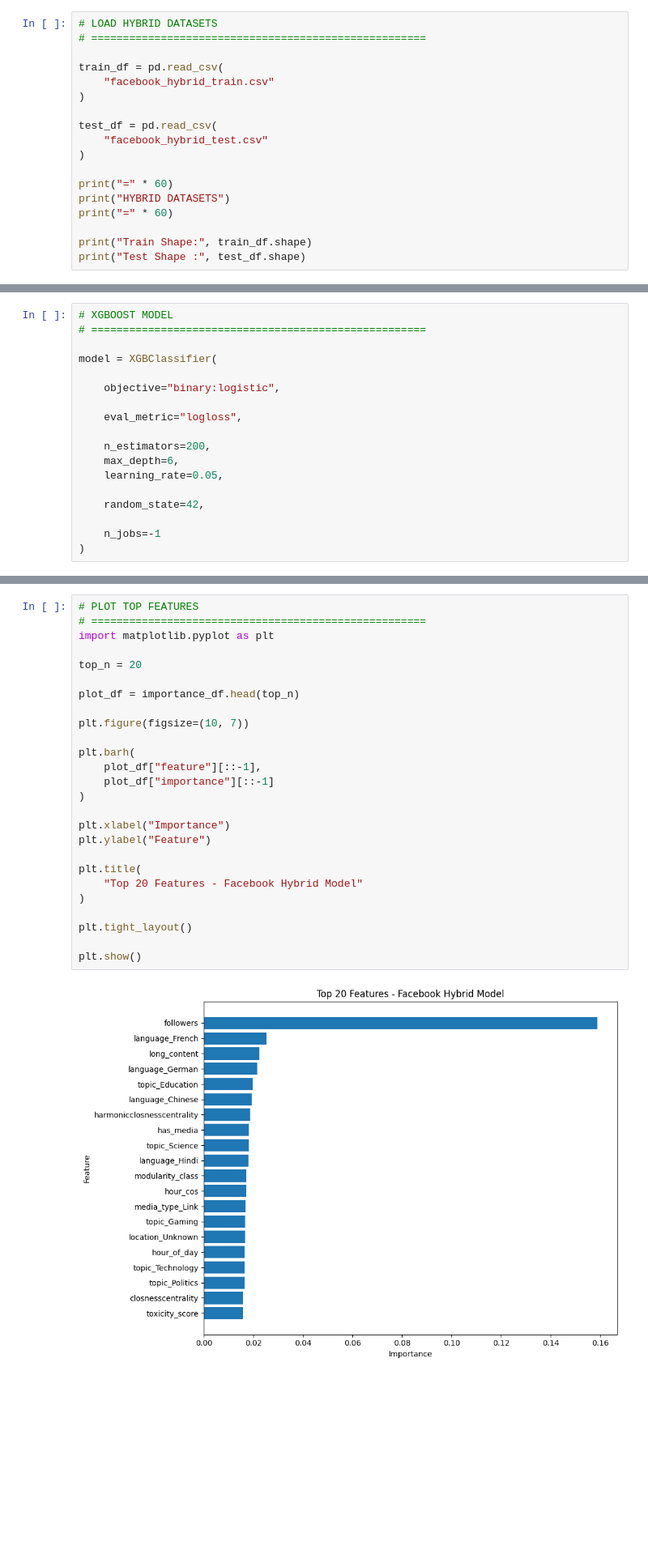
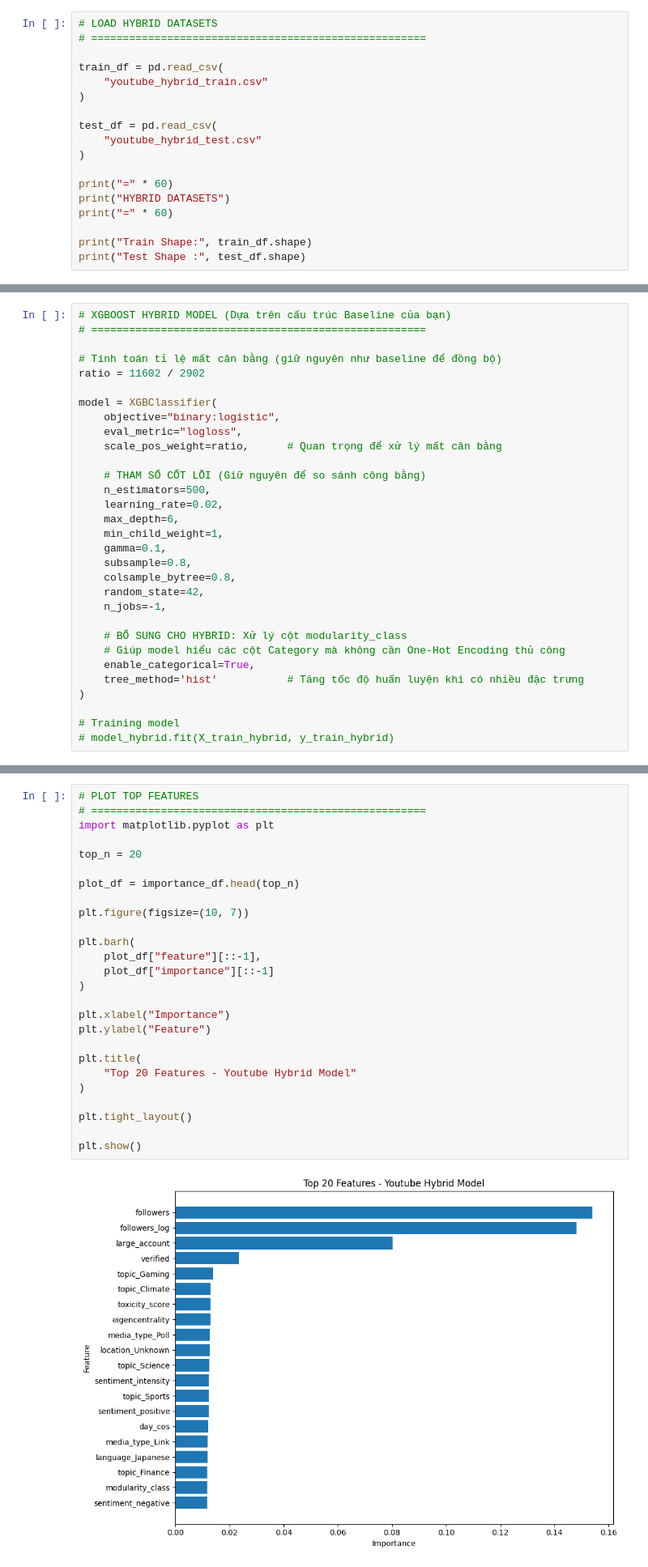
Before and after one commit to ThienY173/FDSE_2026_A_comparative_study_across_six_platforms, a Jupyter notebook: Network_graph/Youtube/youtube_graph.ipynb, the cells around one changed output, grey strips where cells are left out. Shown at 81% size. Cells and saved outputs as stored; diff of their text form; blank space fills up the shorter version.

```diff
--- a/Network_graph/Youtube/youtube_graph.ipynb
+++ b/Network_graph/Youtube/youtube_graph.ipynb
@@ -383,11 +389,11 @@ from sklearn.metrics import (
 # =====================================================
 
 train_df = pd.read_csv(
-    "facebook_hybrid_train.csv"
+    "youtube_hybrid_train.csv"
 )
 
 test_df = pd.read_csv(
-    "facebook_hybrid_test.csv"
+    "youtube_hybrid_test.csv"
 )
 
 print("=" * 60)
@@ -449,21 +488,34 @@ X_test Shape : (1506, 66)
 # %%
-# XGBOOST MODEL
+# XGBOOST HYBRID MODEL (Dựa trên cấu trúc Baseline của bạn)
 # =====================================================
 
+# Tính toán tỉ lệ mất cân bằng (giữ nguyên như baseline để đồng bộ)
+ratio = 11602 / 2902
+
 model = XGBClassifier(
+    objective="binary:logistic",
+    eval_metric="logloss",
+    scale_pos_weight=ratio,      # Quan trọng để xử lý mất cân bằng
 
-    objective="binary:logistic",
+    # THAM SỐ CỐT LÕI (Giữ nguyên để so sánh công bằng)
+    n_estimators=500,
+    learning_rate=0.02,
+    max_depth=6,
+    min_child_weight=1,
+    gamma=0.1,
+    subsample=0.8,
+    colsample_bytree=0.8,
+    random_state=42,
+    n_jobs=-1,
 
-    eval_metric="logloss",
+    # BỔ SUNG CHO HYBRID: Xử lý cột modularity_class
+    # Giúp model hiểu các cột Category mà không cần One-Hot Encoding thủ công
+    enable_categorical=True,
+    tree_method='hist'           # Tăng tốc độ huấn luyện khi có nhiều đặc trưng
+)
 
-    n_estimators=200,
-    max_depth=6,
-    learning_rate=0.05,
-
-    random_state=42,
-
-    n_jobs=-1
-)
+# Training model
+# model_hybrid.fit(X_train_hybrid, y_train_hybrid)
 # %%
 # TRAIN MODEL
 # =====================================================
@@ -621,29 +686,29 @@ TOP 20 IMPORTANT FEATURES
 # %%
 # PLOT TOP FEATURES
 # =====================================================
 import matplotlib.pyplot as plt
 
 top_n = 20
 
 plot_df = importance_df.head(top_n)
 
 plt.figure(figsize=(10, 7))
 
 plt.barh(
     plot_df["feature"][::-1],
     plot_df["importance"][::-1]
 )
 
 plt.xlabel("Importance")
 plt.ylabel("Feature")
 
 plt.title(
-    "Top 20 Features - Facebook Hybrid Model"
+    "Top 20 Features - Youtube Hybrid Model"
 )
 
 plt.tight_layout()
 
 plt.show()
 # %% [output]
-[figure, old version]
+[figure, new version]
 # %% [markdown]
```
Also changed, not shown: parts of 40 cells of this notebook, 37 other files.
